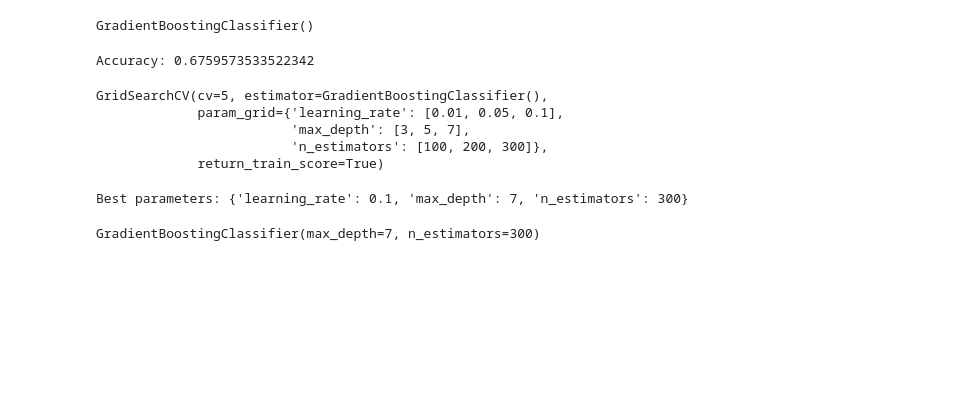
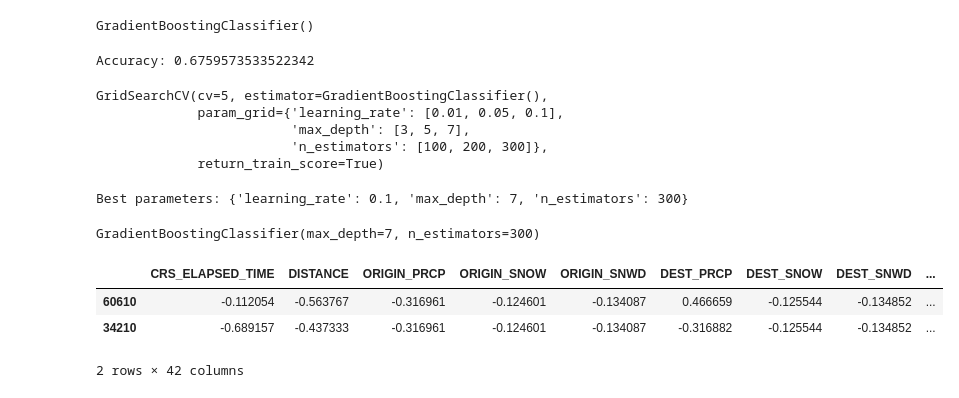
Before and after one commit to shriparna/FlightAhead, a Jupyter notebook: code/REV3_gbt_tuning_brandon.ipynb, the cells around one changed output. Cells and saved outputs as stored; diff of their text form; code cells hidden in the pictures; blank space fills up the shorter version.

```diff
--- a/code/REV3_gbt_tuning_brandon.ipynb
+++ b/code/REV3_gbt_tuning_brandon.ipynb
@@ -94,3 +112,11 @@ gbt_tuned.fit(X_train, y_train)
 GradientBoostingClassifier(max_depth=7, n_estimators=300)
 # %%
 y_pred_tuned = gbt_tuned.predict(X_test)
+# %%
+check = X_test.head(2)
+check
+# %% [output]
+|  | CRS_ELAPSED_TIME | DISTANCE | ORIGIN_PRCP | ORIGIN_SNOW | ORIGIN_SNWD | DEST_PRCP | DEST_SNOW | DEST_SNWD | ... |
+| 60610 | -0.112054 | -0.563767 | -0.316961 | -0.124601 | -0.134087 | 0.466659 | -0.125544 | -0.134852 | ... |
+| 34210 | -0.689157 | -0.437333 | -0.316961 | -0.124601 | -0.134087 | -0.316882 | -0.125544 | -0.134852 | ... |
+2 rows × 42 columns
```
Also changed, not shown: parts of 17 cells of this notebook, 3 other files.
